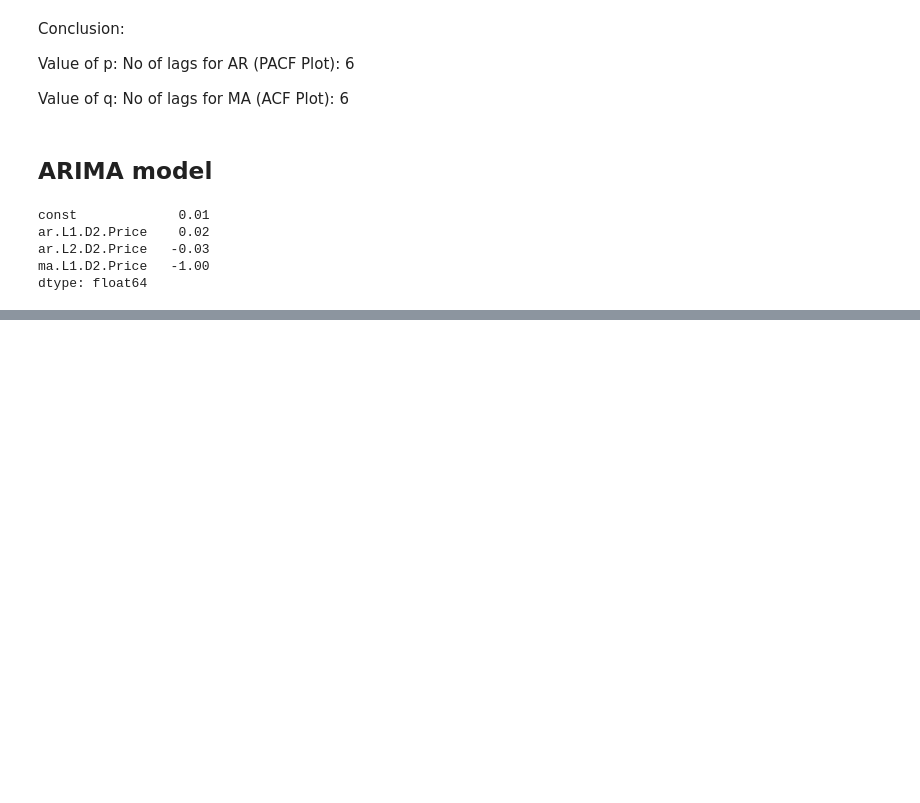
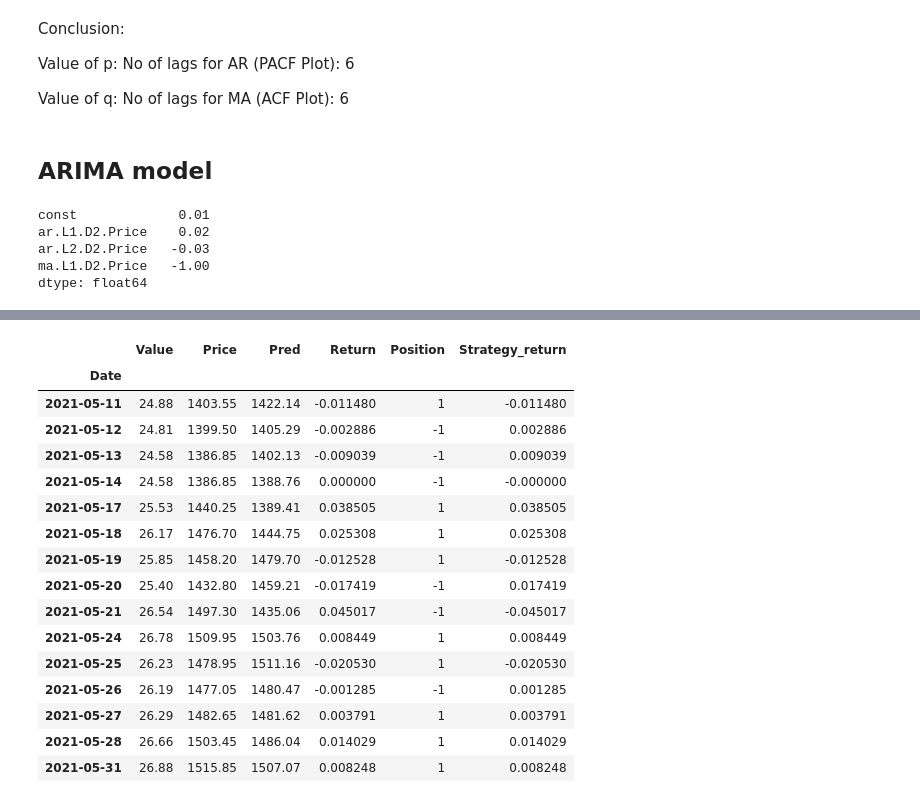
Before and after one commit to Tanulshn/Python-and-DS-work, a Jupyter notebook: ARIMA_TSA.ipynb, the cells around one changed output, grey strips where cells are left out. Saved outputs shown, nothing was run; the diff lists cells and outputs as text; code cells hidden in the pictures; blank space fills up the shorter version.

```diff
--- a/ARIMA_TSA.ipynb
+++ b/ARIMA_TSA.ipynb
@@ -238,0 +304,25 @@ data.tail()
+# %%
+data['Return'] = data['Price'].pct_change()
+data['Position'] = np.where(data['Pred'].shift(1) < data['Pred'], 1,-1)
+
+data['Strategy_return'] = data['Return']* data['Position']
+
+data.tail(15)
+# %% [output]
+|  | Value | Price | Pred | Return | Position | Strategy_return |
+| Date |  |  |  |  |  |  |
+| 2021-05-11 | 24.88 | 1403.55 | 1422.14 | -0.011480 | 1 | -0.011480 |
+| 2021-05-12 | 24.81 | 1399.50 | 1405.29 | -0.002886 | -1 | 0.002886 |
+| 2021-05-13 | 24.58 | 1386.85 | 1402.13 | -0.009039 | -1 | 0.009039 |
+| 2021-05-14 | 24.58 | 1386.85 | 1388.76 | 0.000000 | -1 | -0.000000 |
+| 2021-05-17 | 25.53 | 1440.25 | 1389.41 | 0.038505 | 1 | 0.038505 |
+| 2021-05-18 | 26.17 | 1476.70 | 1444.75 | 0.025308 | 1 | 0.025308 |
+| 2021-05-19 | 25.85 | 1458.20 | 1479.70 | -0.012528 | 1 | -0.012528 |
+| 2021-05-20 | 25.40 | 1432.80 | 1459.21 | -0.017419 | -1 | 0.017419 |
+| 2021-05-21 | 26.54 | 1497.30 | 1435.06 | 0.045017 | -1 | -0.045017 |
+| 2021-05-24 | 26.78 | 1509.95 | 1503.76 | 0.008449 | 1 | 0.008449 |
+| 2021-05-25 | 26.23 | 1478.95 | 1511.16 | -0.020530 | 1 | -0.020530 |
+| 2021-05-26 | 26.19 | 1477.05 | 1480.47 | -0.001285 | -1 | 0.001285 |
+| 2021-05-27 | 26.29 | 1482.65 | 1481.62 | 0.003791 | 1 | 0.003791 |
+| 2021-05-28 | 26.66 | 1503.45 | 1486.04 | 0.014029 | 1 | 0.014029 |
+| 2021-05-31 | 26.88 | 1515.85 | 1507.07 | 0.008248 | 1 | 0.008248 |
```
Also changed, not shown: parts of 14 cells of this notebook.
